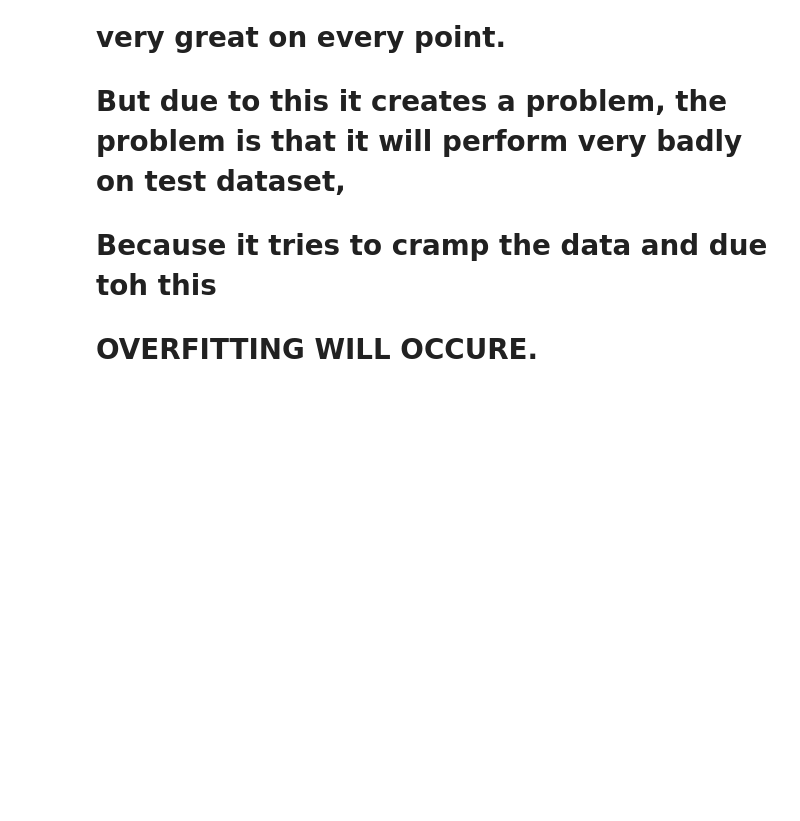
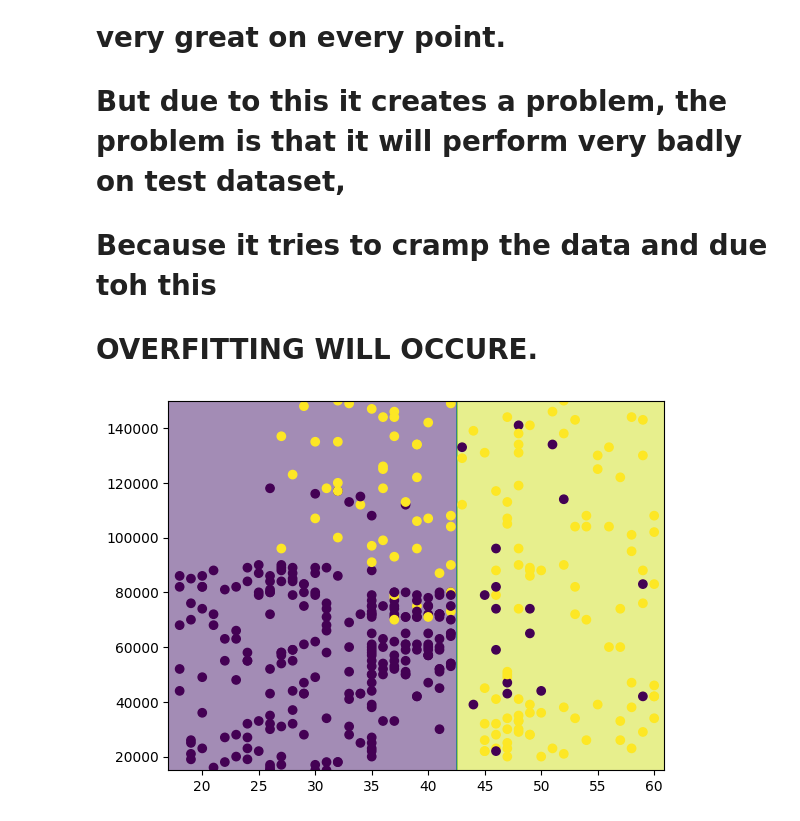
Before and after one commit to rocket0l4/ML-files, a Jupyter notebook: Untitled28.ipynb, the cells around one changed output. Cells and saved outputs as stored; diff of their text form; code cells hidden in the pictures; blank space fills up the shorter version.

```diff
--- a/Untitled28.ipynb
+++ b/Untitled28.ipynb
@@ -55,3 +55,7 @@ analyzer(max_depth= None)
 # But due to this it creates a problem, the problem is that it will perform very badly on test dataset,
 # Because it tries to cramp the data and due toh this
 # OVERFITTING WILL OCCURE.
+# %%
+analyzer(max_depth=1)
+# %% [output]
+[figure, added]
```
Also changed, not shown: parts of 1 cell of this notebook.
